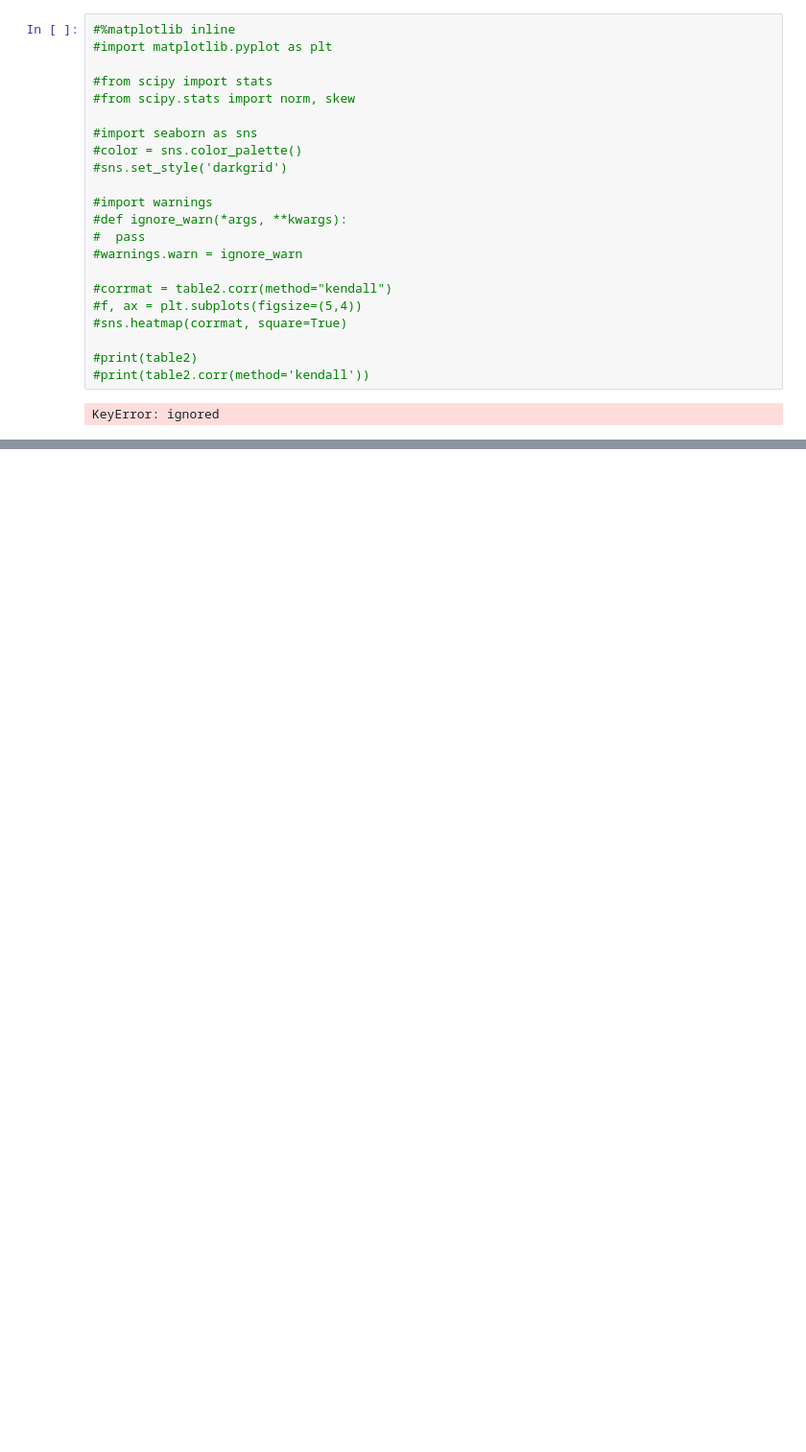
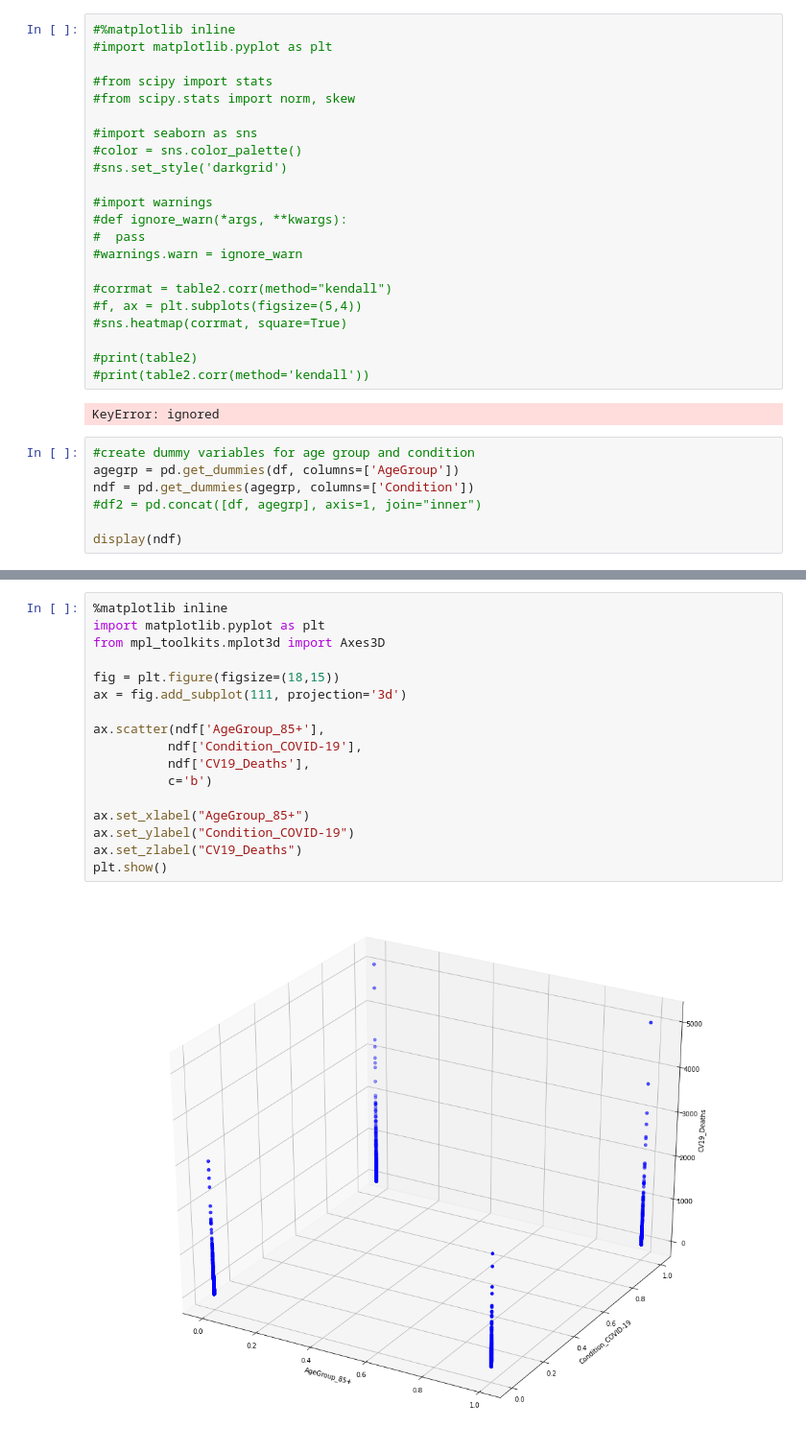
Before and after one commit to JScottLopez/github-ds, a Jupyter notebook: TIM_6500_JSLopez.ipynb, the cells around one changed output, grey strips where cells are left out. Shown: that part at 96% size. Saved outputs shown, nothing was run; the diff lists cells and outputs as text; blank space fills up the shorter version.

```diff
--- a/TIM_6500_JSLopez.ipynb
+++ b/TIM_6500_JSLopez.ipynb
@@ -171,3 +171,10 @@ display(df)
 #print(table2.corr(method='kendall'))
 # %% [output]
 KeyError: ignored
+# %%
+#create dummy variables for age group and condition
+agegrp = pd.get_dummies(df, columns=['AgeGroup'])
+ndf = pd.get_dummies(agegrp, columns=['Condition'])
+#df2 = pd.concat([df, agegrp], axis=1, join="inner")
+
+display(ndf)
@@ -191,0 +221,19 @@ Text(0, 0.5, 'CV19_Deaths')
+# %%
+%matplotlib inline
+import matplotlib.pyplot as plt
+from mpl_toolkits.mplot3d import Axes3D
+
+fig = plt.figure(figsize=(18,15))
+ax = fig.add_subplot(111, projection='3d')
+
+ax.scatter(ndf['AgeGroup_85+'],
+          ndf['Condition_COVID-19'],
+          ndf['CV19_Deaths'],
+          c='b')
+
+ax.set_xlabel("AgeGroup_85+")
+ax.set_ylabel("Condition_COVID-19")
+ax.set_zlabel("CV19_Deaths")
+plt.show()
+# %% [output]
+[figure, added]
```
Also changed, not shown: parts of 5 cells of this notebook.
